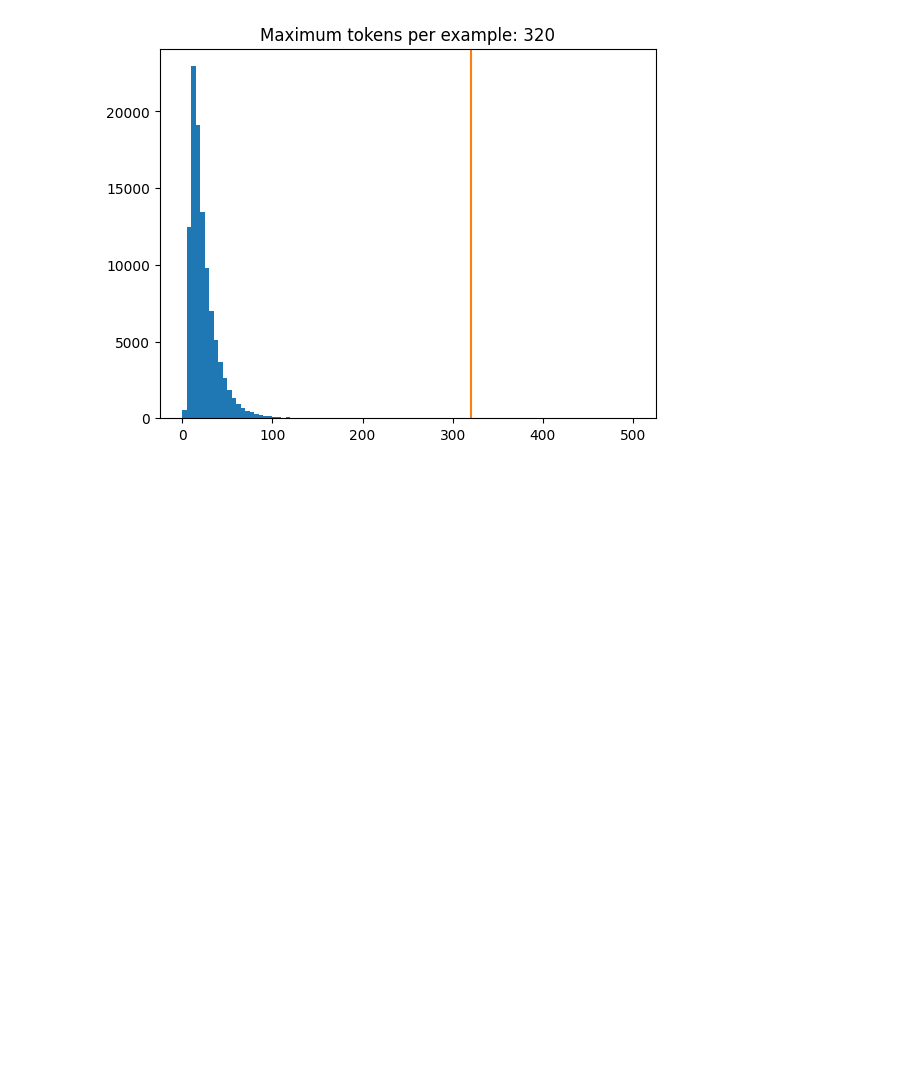
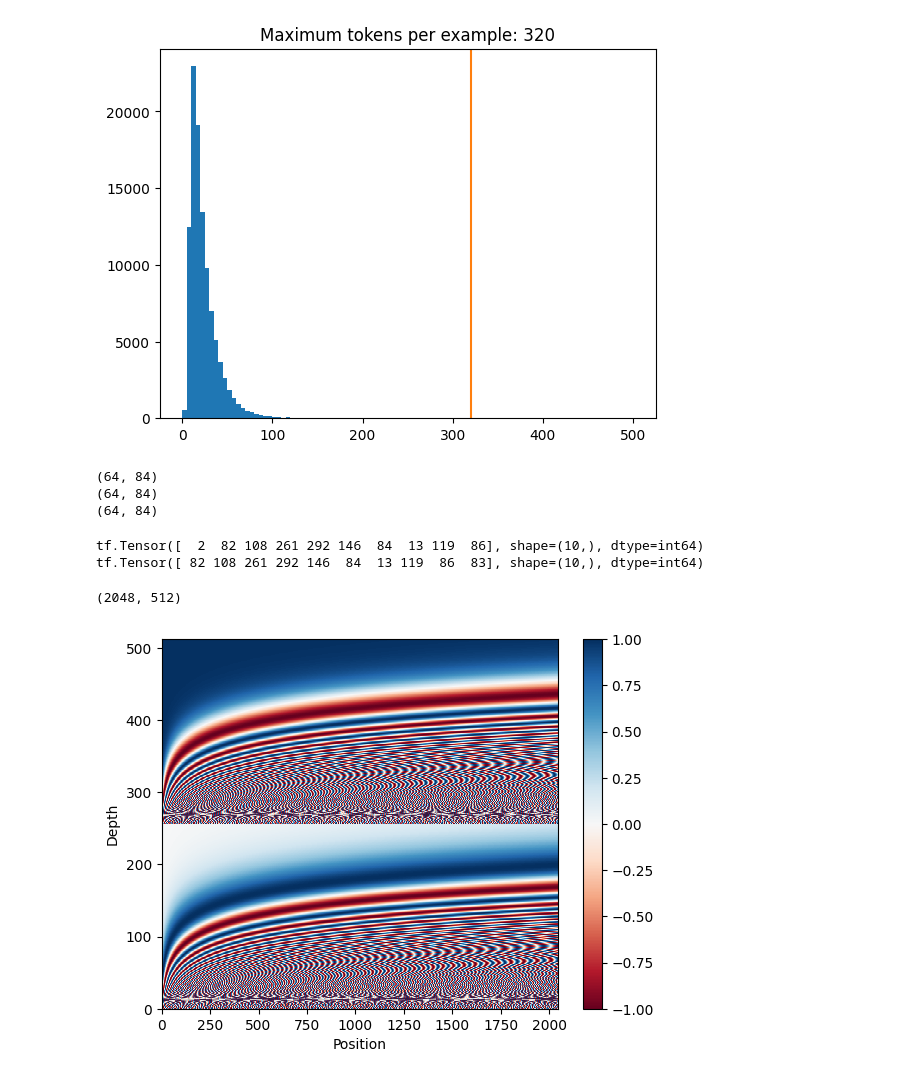
Before and after one commit to FahadFazjar/Transformer-Tutorials, a Jupyter notebook: transformers_tutorial.ipynb, the cells around one changed output. Drawn from its saved outputs; the diff is of its cells as text; code cells hidden in the pictures; blank space fills up the shorter version.

Commit message:
batching and positional encoding

```diff
--- a/transformers_tutorial.ipynb
+++ b/transformers_tutorial.ipynb
@@ -144,0 +191,47 @@ plt.title(f'Maximum tokens per example: {max_length}');
+# %%
+for (pt, en), en_labels in train_batches.take(1):
+  break
+
+print(pt.shape)
+print(en.shape)
+print(en_labels.shape)
+# %% [output]
+(64, 84)
+(64, 84)
+(64, 84)
+# %%
+print(en[0][:10])
+print(en_labels[0][:10])
+# %% [output]
+tf.Tensor([  2  82 108 261 292 146  84  13 119  86], shape=(10,), dtype=int64)
+tf.Tensor([ 82 108 261 292 146  84  13 119  86  83], shape=(10,), dtype=int64)
+# %%
+def positional_encoding(length, depth):
+  depth = depth/2
+
+  positions = np.arange(length)[:, np.newaxis]     # (seq, 1)
+  depths = np.arange(depth)[np.newaxis, :]/depth   # (1, depth)
+
+  angle_rates = 1 / (10000**depths)         # (1, depth)
+  angle_rads = positions * angle_rates      # (pos, depth)
+
+  pos_encoding = np.concatenate(
+      [np.sin(angle_rads), np.cos(angle_rads)],
+      axis=-1)
+
+  return tf.cast(pos_encoding, dtype=tf.float32)
+# %%
+pos_encoding = positional_encoding(length=2048, depth=512)
+
+# Check the shape.
+print(pos_encoding.shape)
+
+# Plot the dimensions.
+plt.pcolormesh(pos_encoding.numpy().T, cmap='RdBu')
+plt.ylabel('Depth')
+plt.xlabel('Position')
+plt.colorbar()
+plt.show()
+# %% [output]
+(2048, 512)
+[figure, added]
```
Also changed, not shown: parts of 14 cells of this notebook.
